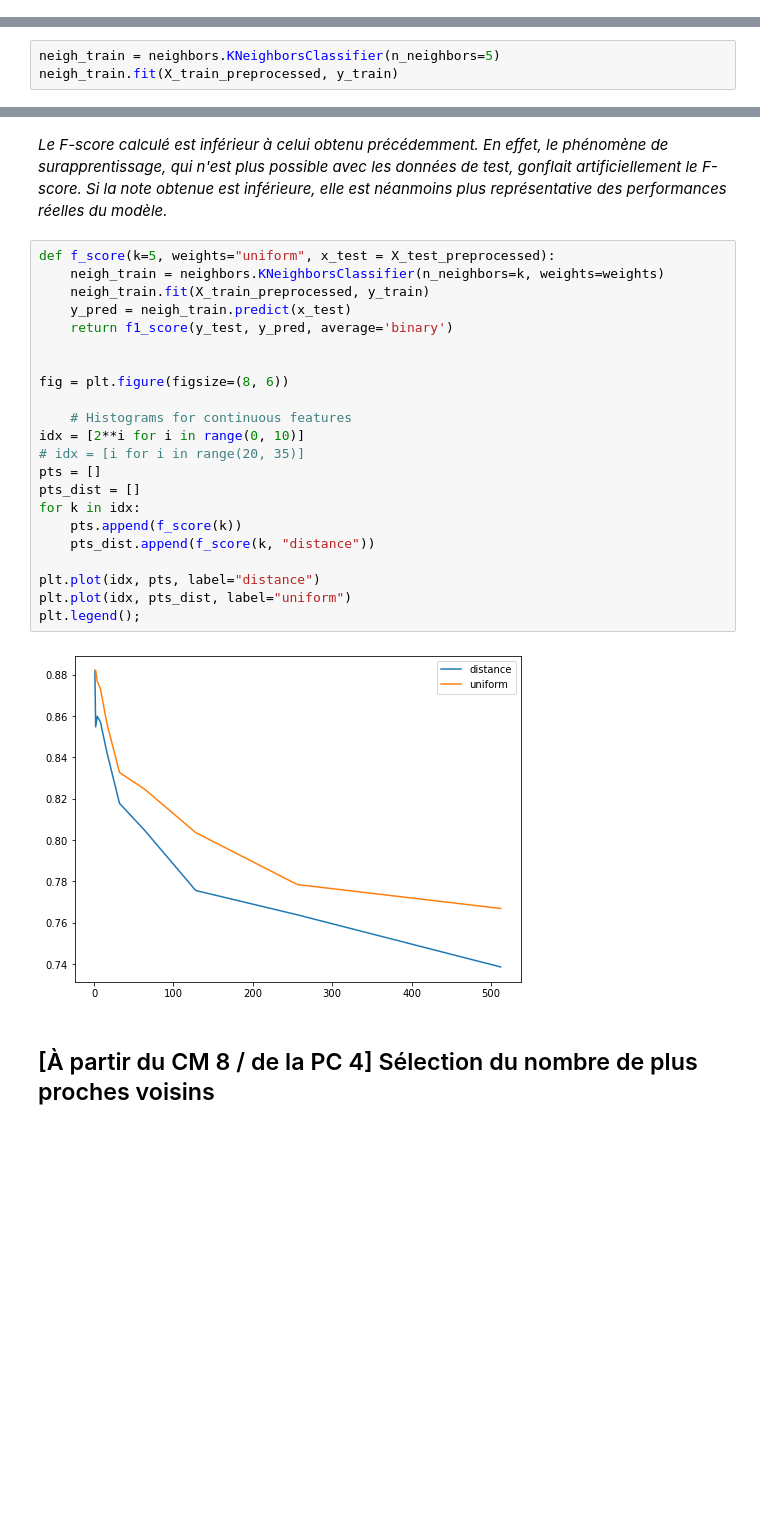
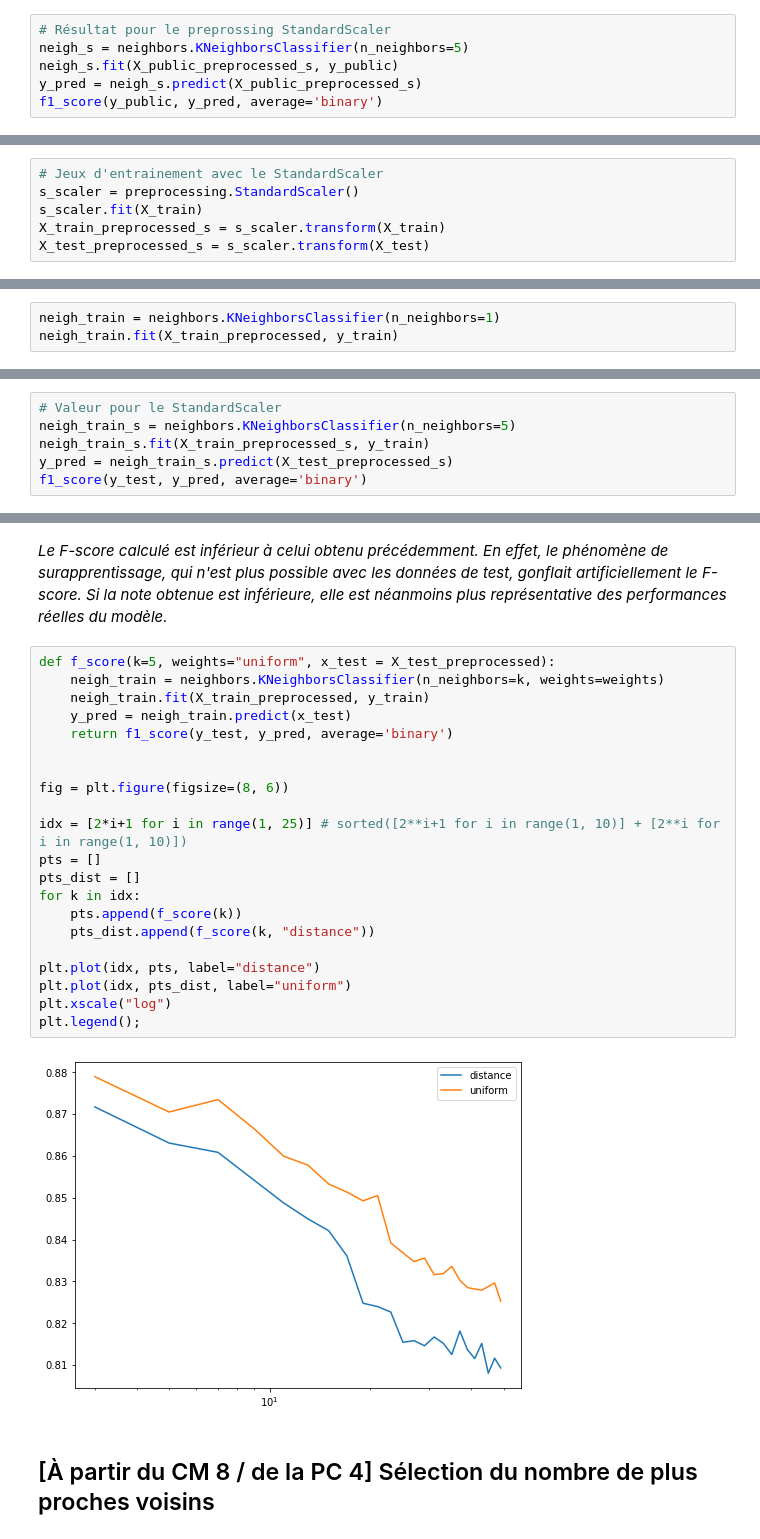
Before and after one commit to florian6973/sdd_projet, a Jupyter notebook: Projet.ipynb, the cells around one changed output, grey strips where cells are left out. Drawn from its saved outputs; the diff is of its cells as text; blank space fills up the shorter version.

```diff
--- a/Projet.ipynb
+++ b/Projet.ipynb
@@ -198,3 +208,9 @@ y_pred = neigh.predict(X_public_preprocessed)
 f1_score(y_public, y_pred, average='binary')
 # %% [output]
 0.9276089000313382
+# %%
+# Résultat pour le preprossing StandardScaler
+neigh_s = neighbors.KNeighborsClassifier(n_neighbors=5)
+neigh_s.fit(X_public_preprocessed_s, y_public)
+y_pred = neigh_s.predict(X_public_preprocessed_s)
+f1_score(y_public, y_pred, average='binary')
@@ -237,6 +257,12 @@ yj_scaler = preprocessing.PowerTransformer(method='yeo-johnson')
 yj_scaler.fit(X_train)
 X_train_preprocessed = yj_scaler.transform(X_train) # problème de positivité box cot ? translation ?
 X_test_preprocessed = yj_scaler.transform(X_test)
+# %%
+# Jeux d'entrainement avec le StandardScaler
+s_scaler = preprocessing.StandardScaler()
+s_scaler.fit(X_train)
+X_train_preprocessed_s = s_scaler.transform(X_train)
+X_test_preprocessed_s = s_scaler.transform(X_test)
 # %% [markdown]
 ### Performance sur le jeu de test d'un 5-NN entraîné sur le jeu d'entrainement
 # %% [markdown]
@@ -244,6 +270,6 @@ X_test_preprocessed = yj_scaler.transform(X_test)
 
 Entrainez de nouveau un modèle avec l'algorithme des 5 plus proches voisins, mais cette fois, utilisez uniquement le jeu d'entraînement. __Attention__ à bien « entraîner » votre pre-processing sur le jeu d'entraînement seulement ; considérez le jeu de test comme des données que vous ne voyez pas au moment de l'entraînement.
 # %%
-neigh_train = neighbors.KNeighborsClassifier(n_neighbors=5)
+neigh_train = neighbors.KNeighborsClassifier(n_neighbors=1)
 neigh_train.fit(X_train_preprocessed, y_train)
 # %% [output]
@@ -258,0 +287,6 @@ f1_score(y_test, y_pred, average='binary')
+# %%
+# Valeur pour le StandardScaler
+neigh_train_s = neighbors.KNeighborsClassifier(n_neighbors=5)
+neigh_train_s.fit(X_train_preprocessed_s, y_train)
+y_pred = neigh_train_s.predict(X_test_preprocessed_s)
+f1_score(y_test, y_pred, average='binary')
@@ -264,27 +300,26 @@ Commentez le F-score obtenu ci-dessus.
 # %%
 def f_score(k=5, weights="uniform", x_test = X_test_preprocessed):
     neigh_train = neighbors.KNeighborsClassifier(n_neighbors=k, weights=weights)
     neigh_train.fit(X_train_preprocessed, y_train)
     y_pred = neigh_train.predict(x_test)
     return f1_score(y_test, y_pred, average='binary')
 
 
 fig = plt.figure(figsize=(8, 6))
 
-    # Histograms for continuous features
-idx = [2**i for i in range(0, 10)]
-# idx = [i for i in range(20, 35)]
+idx = [2*i+1 for i in range(1, 25)] # sorted([2**i+1 for i in range(1, 10)] + [2**i for i in range(1, 10)])
 pts = []
 pts_dist = []
 for k in idx:
     pts.append(f_score(k))
     pts_dist.append(f_score(k, "distance"))
 
 plt.plot(idx, pts, label="distance")
 plt.plot(idx, pts_dist, label="uniform")
+plt.xscale("log")
 plt.legend();
 # %% [output]
-[figure, old version]
+[figure, new version]
 # %% [markdown]
 ## [À partir du CM 8 / de la PC 4] Sélection du nombre de plus proches voisins
 # %% [markdown]
```
Also changed, not shown: parts of 45 cells of this notebook, 1 other file.
